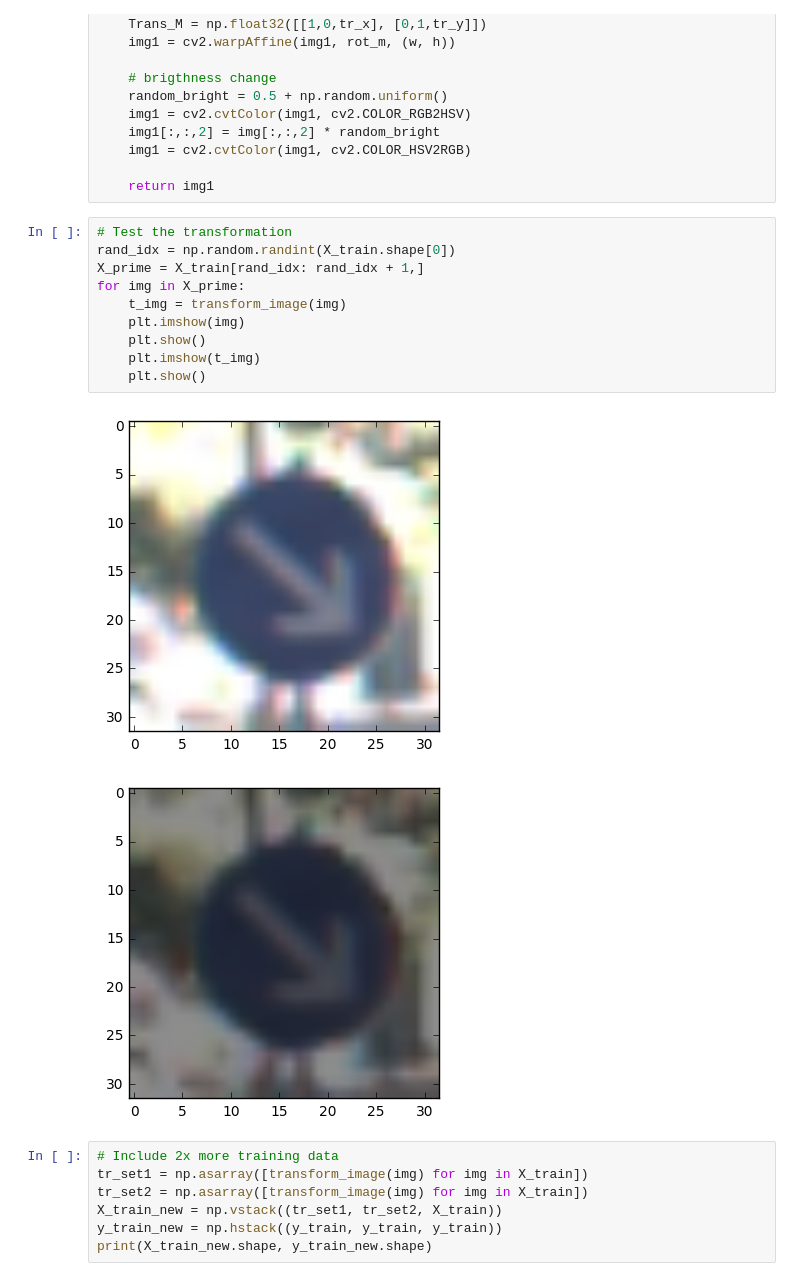
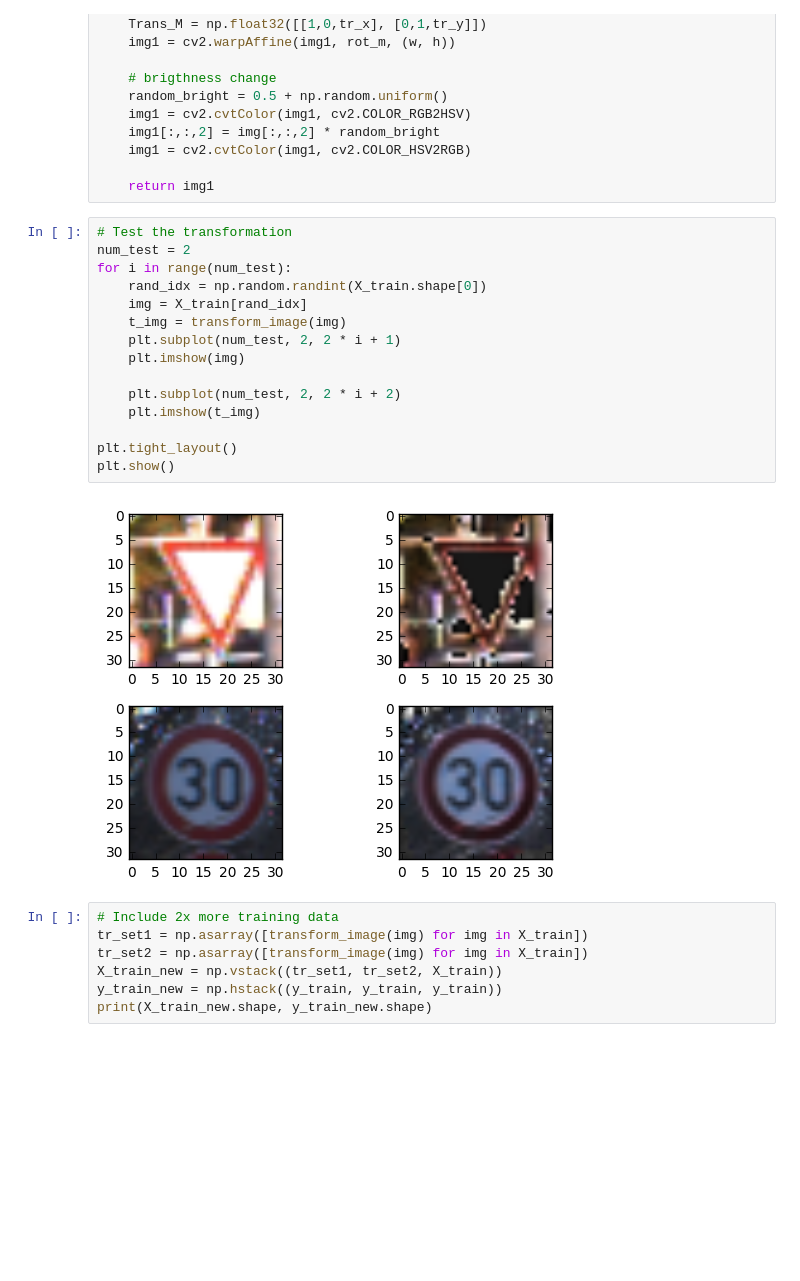
Before and after one commit to sombandy/udacity-sdc, a Jupyter notebook: carnd-projects/CarND-Traffic-Sign-Classifier-Project/Traffic_Sign_Classifier.ipynb, the cells around one changed output. Saved outputs shown, nothing was run; the diff lists cells and outputs as text; blank space fills up the shorter version.

```diff
--- a/carnd-projects/CarND-Traffic-Sign-Classifier-Project/Traffic_Sign_Classifier.ipynb
+++ b/carnd-projects/CarND-Traffic-Sign-Classifier-Project/Traffic_Sign_Classifier.ipynb
@@ -567,17 +590,21 @@ def transform_image(img):
     return img1
 # %%
 # Test the transformation
-rand_idx = np.random.randint(X_train.shape[0])
-X_prime = X_train[rand_idx: rand_idx + 1,]
-for img in X_prime:
+num_test = 2
+for i in range(num_test):
+    rand_idx = np.random.randint(X_train.shape[0])
+    img = X_train[rand_idx]
     t_img = transform_image(img)
+    plt.subplot(num_test, 2, 2 * i + 1)
     plt.imshow(img)
-    plt.show()
+
+    plt.subplot(num_test, 2, 2 * i + 2)
     plt.imshow(t_img)
-    plt.show()
+
+plt.tight_layout()
+plt.show()
 # %% [output]
-[figure, old version]
+[figure, new version]
-[figure, removed]
 # %%
 # Include 2x more training data
 tr_set1 = np.asarray([transform_image(img) for img in X_train])
```
Also changed, not shown: parts of 27 cells of this notebook.
